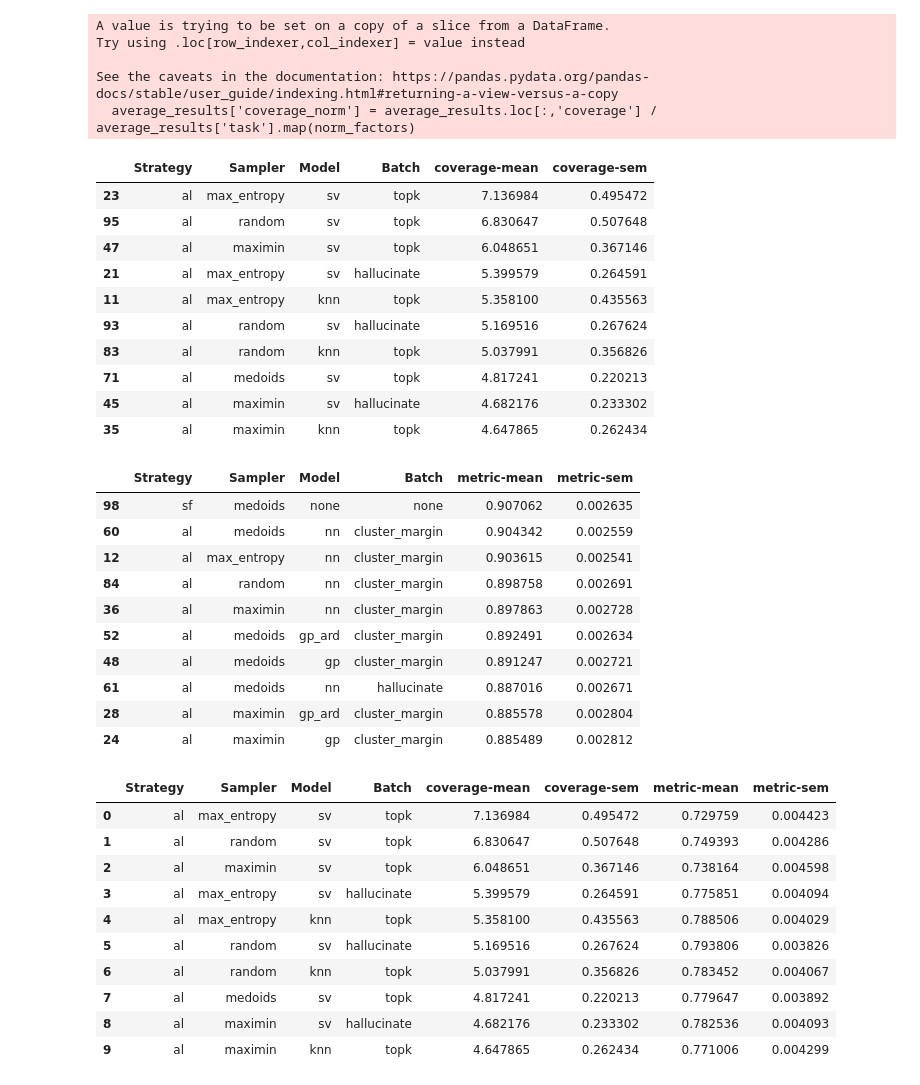
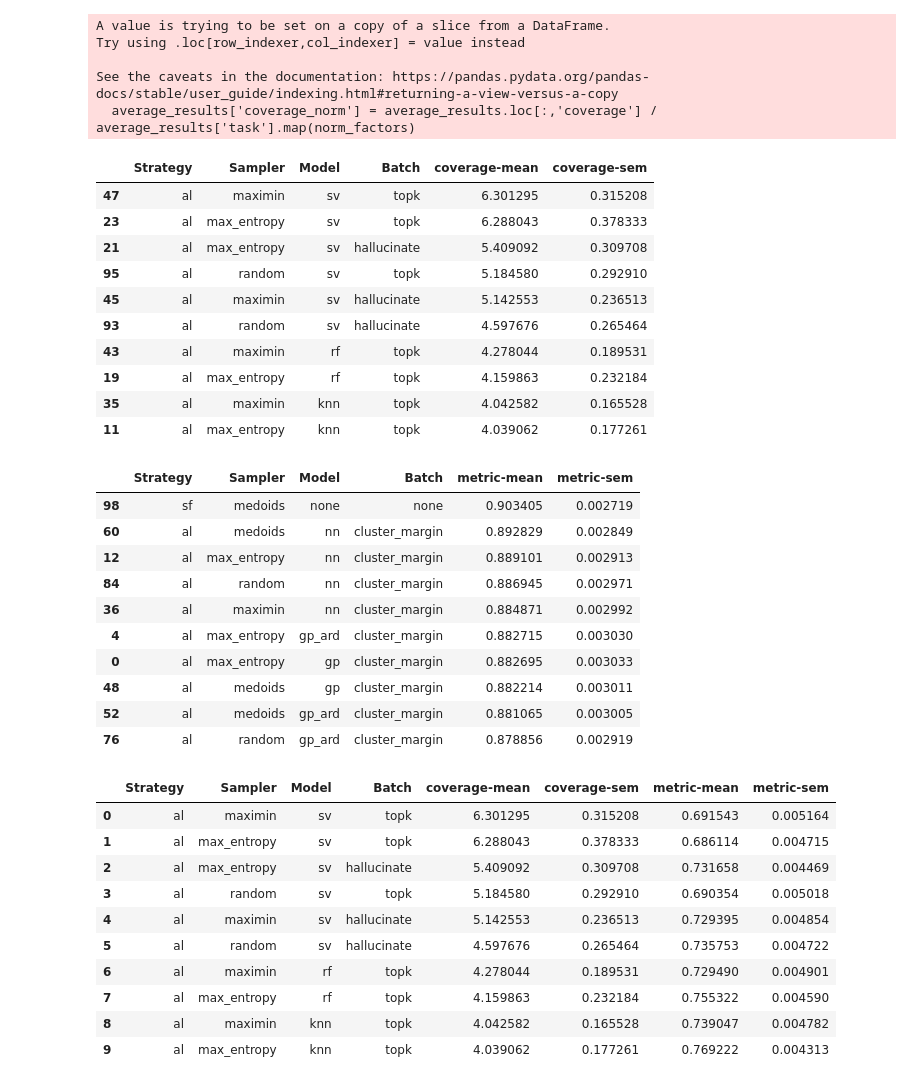
Before and after one commit to webbtheosim/data-efficient-regression, a Jupyter notebook: analysis/metric.ipynb, the cells around one changed output. Cells and saved outputs as stored; diff of their text form; code cells hidden in the pictures.

```diff
--- a/analysis/metric.ipynb
+++ b/analysis/metric.ipynb
@@ -75,5 +75,5 @@ coverage_df.head(10)
 # %%
-results = pd.read_csv(f'../survey-results/results_{SIZE}.csv', header=None)
+results = pd.read_csv(f'../survey/results/results_{SIZE}.csv', header=None)
 column_names = ['Task', 'Strategy', 'Sampler', 'Model', 'Batch', 'Seed', 'Size']
 for model in ['rf', 'gbt', 'sv', 'nn', 'gp', 'gp_ard', 'knn']:
     for metric in ['r2', 'mae', 'rmse', 'rel_rmse', 'pearson', 'spearman']:
@@ -129,19 +129,19 @@ Try using .loc[row_indexer,col_indexer] = value instead
 See the caveats in the documentation: https://pandas.pydata.org/pandas-docs/stable/user_guide/indexing.html#returning-a-view-versus-a-copy
   average_results['coverage_norm'] = average_results.loc[:,'coverage'] / average_results['task'].map(norm_factors)
 |  | Strategy | Sampler | Model | Batch | coverage-mean | coverage-sem |
-| 23 | al | max_entropy | sv | topk | 7.136984 | 0.495472 |
-| 95 | al | random | sv | topk | 6.830647 | 0.507648 |
-| 47 | al | maximin | sv | topk | 6.048651 | 0.367146 |
-| 21 | al | max_entropy | sv | hallucinate | 5.399579 | 0.264591 |
-| 11 | al | max_entropy | knn | topk | 5.358100 | 0.435563 |
-| 93 | al | random | sv | hallucinate | 5.169516 | 0.267624 |
-| 83 | al | random | knn | topk | 5.037991 | 0.356826 |
-| 71 | al | medoids | sv | topk | 4.817241 | 0.220213 |
-| 45 | al | maximin | sv | hallucinate | 4.682176 | 0.233302 |
-| 35 | al | maximin | knn | topk | 4.647865 | 0.262434 |
+| 47 | al | maximin | sv | topk | 6.301295 | 0.315208 |
+| 23 | al | max_entropy | sv | topk | 6.288043 | 0.378333 |
+| 21 | al | max_entropy | sv | hallucinate | 5.409092 | 0.309708 |
+| 95 | al | random | sv | topk | 5.184580 | 0.292910 |
+| 45 | al | maximin | sv | hallucinate | 5.142553 | 0.236513 |
+| 93 | al | random | sv | hallucinate | 4.597676 | 0.265464 |
+| 43 | al | maximin | rf | topk | 4.278044 | 0.189531 |
+| 19 | al | max_entropy | rf | topk | 4.159863 | 0.232184 |
+| 35 | al | maximin | knn | topk | 4.042582 | 0.165528 |
+| 11 | al | max_entropy | knn | topk | 4.039062 | 0.177261 |
 # %%
 # Get average Spearman rank correlations across datasets.
-results = pd.read_csv(f'../survey-results/results_{SIZE}.csv', header=None)
+results = pd.read_csv(f'../survey/results/results_{SIZE}.csv', header=None)
 column_names = ['Task', 'Strategy', 'Sampler', 'Model', 'Batch', 'Seed', 'Size']
 for model in ['rf', 'gbt', 'sv', 'nn', 'gp', 'gp_ard', 'knn']:
     for metric in ['r2', 'mae', 'rmse', 'rel_rmse', 'pearson', 'spearman']:
@@ -172,43 +172,43 @@ average_results_long = average_results_long[average_results_long['Task'].isin(in
 
 norm_factors = average_results_long.groupby(['Task', 'Strategy', 'Sampler', 'Model', 'Batch', 'Predictor'])['metric_value'].mean().reset_index()
 if METRIC in ['r2', 'spearman', 'pearson']:
     norm_factors = norm_factors.groupby('Task')['metric_value'].max().reset_index()
 else:
     norm_factors = norm_factors.groupby('Task')['metric_value'].min().reset_index()
 norm_factors = norm_factors.set_index('Task')['metric_value'].to_dict()
 average_results_long['score_norm'] = average_results_long['metric_value'] / average_results_long['Task'].map(norm_factors)
 
 average_results_long = average_results_long[['Strategy', 'Sampler', 'Model', 'Batch', 'Predictor', 'score_norm']]
 average_results_grouped = average_results_long.groupby(['Strategy', 'Sampler', 'Model', 'Batch'])
 average_results_agg = average_results_grouped['score_norm'].agg(['mean', 'sem']).reset_index()
 if METRIC in ['pearson', 'spearman']:
     average_results_agg = average_results_agg.sort_values(by='mean', ascending=False)
 if METRIC in ['mae', 'rel_rmse']:
     average_results_agg = average_results_agg.sort_values(by='mean', ascending=True)
 
 # if METRIC in ['mae', 'rel_rmse']:
 #     cutoff = average_results_agg.iloc[0,4] + average_results_agg.iloc[0,5]
 #     average_results_agg['lower'] = average_results_agg['mean'] - average_results_agg['sem']
 #     average_results_agg = average_results_agg[average_results_agg['lower'] < cutoff]
 # else:
 #     cutoff = average_results_agg.iloc[0,4] - average_results_agg.iloc[0,5]
 #     average_results_agg['upper'] = average_results_agg['mean'] + average_results_agg['sem']
 #     average_results_agg = average_results_agg[average_results_agg['upper'] > cutoff]
 
 average_results_agg.columns = ['Strategy', 'Sampler', 'Model', 'Batch', 'metric-mean', 'metric-sem']
 average_results_agg.head(10)
 # %% [output]
 |  | Strategy | Sampler | Model | Batch | metric-mean | metric-sem |
-| 98 | sf | medoids | none | none | 0.907062 | 0.002635 |
-| 60 | al | medoids | nn | cluster_margin | 0.904342 | 0.002559 |
-| 12 | al | max_entropy | nn | cluster_margin | 0.903615 | 0.002541 |
-| 84 | al | random | nn | cluster_margin | 0.898758 | 0.002691 |
-| 36 | al | maximin | nn | cluster_margin | 0.897863 | 0.002728 |
-| 52 | al | medoids | gp_ard | cluster_margin | 0.892491 | 0.002634 |
-| 48 | al | medoids | gp | cluster_margin | 0.891247 | 0.002721 |
-| 61 | al | medoids | nn | hallucinate | 0.887016 | 0.002671 |
-| 28 | al | maximin | gp_ard | cluster_margin | 0.885578 | 0.002804 |
-| 24 | al | maximin | gp | cluster_margin | 0.885489 | 0.002812 |
+| 98 | sf | medoids | none | none | 0.903405 | 0.002719 |
+| 60 | al | medoids | nn | cluster_margin | 0.892829 | 0.002849 |
+| 12 | al | max_entropy | nn | cluster_margin | 0.889101 | 0.002913 |
+| 84 | al | random | nn | cluster_margin | 0.886945 | 0.002971 |
+| 36 | al | maximin | nn | cluster_margin | 0.884871 | 0.002992 |
+| 4 | al | max_entropy | gp_ard | cluster_margin | 0.882715 | 0.003030 |
+| 0 | al | max_entropy | gp | cluster_margin | 0.882695 | 0.003033 |
+| 48 | al | medoids | gp | cluster_margin | 0.882214 | 0.003011 |
+| 52 | al | medoids | gp_ard | cluster_margin | 0.881065 | 0.003005 |
+| 76 | al | random | gp_ard | cluster_margin | 0.878856 | 0.002919 |
 # %%
 # Merge tables of metrics.
 merged = coverage_results_agg.merge(
@@ -218,16 +218,16 @@ merged = coverage_results_agg.merge(
 merged.head(10)
 # %% [output]
 |  | Strategy | Sampler | Model | Batch | coverage-mean | coverage-sem | metric-mean | metric-sem |
-| 0 | al | max_entropy | sv | topk | 7.136984 | 0.495472 | 0.729759 | 0.004423 |
-| 1 | al | random | sv | topk | 6.830647 | 0.507648 | 0.749393 | 0.004286 |
-| 2 | al | maximin | sv | topk | 6.048651 | 0.367146 | 0.738164 | 0.004598 |
-| 3 | al | max_entropy | sv | hallucinate | 5.399579 | 0.264591 | 0.775851 | 0.004094 |
-| 4 | al | max_entropy | knn | topk | 5.358100 | 0.435563 | 0.788506 | 0.004029 |
-| 5 | al | random | sv | hallucinate | 5.169516 | 0.267624 | 0.793806 | 0.003826 |
-| 6 | al | random | knn | topk | 5.037991 | 0.356826 | 0.783452 | 0.004067 |
-| 7 | al | medoids | sv | topk | 4.817241 | 0.220213 | 0.779647 | 0.003892 |
-| 8 | al | maximin | sv | hallucinate | 4.682176 | 0.233302 | 0.782536 | 0.004093 |
-| 9 | al | maximin | knn | topk | 4.647865 | 0.262434 | 0.771006 | 0.004299 |
+| 0 | al | maximin | sv | topk | 6.301295 | 0.315208 | 0.691543 | 0.005164 |
+| 1 | al | max_entropy | sv | topk | 6.288043 | 0.378333 | 0.686114 | 0.004715 |
+| 2 | al | max_entropy | sv | hallucinate | 5.409092 | 0.309708 | 0.731658 | 0.004469 |
+| 3 | al | random | sv | topk | 5.184580 | 0.292910 | 0.690354 | 0.005018 |
+| 4 | al | maximin | sv | hallucinate | 5.142553 | 0.236513 | 0.729395 | 0.004854 |
+| 5 | al | random | sv | hallucinate | 4.597676 | 0.265464 | 0.735753 | 0.004722 |
+| 6 | al | maximin | rf | topk | 4.278044 | 0.189531 | 0.729490 | 0.004901 |
+| 7 | al | max_entropy | rf | topk | 4.159863 | 0.232184 | 0.755322 | 0.004590 |
+| 8 | al | maximin | knn | topk | 4.042582 | 0.165528 | 0.739047 | 0.004782 |
+| 9 | al | max_entropy | knn | topk | 4.039062 | 0.177261 | 0.769222 | 0.004313 |
 # %%
 # Visualize correlation between coverage and performance.
 plt.rcParams['font.family'] = 'Helvetica Neue'
```
Also changed, not shown: parts of 4 cells of this notebook, 14 other files.
